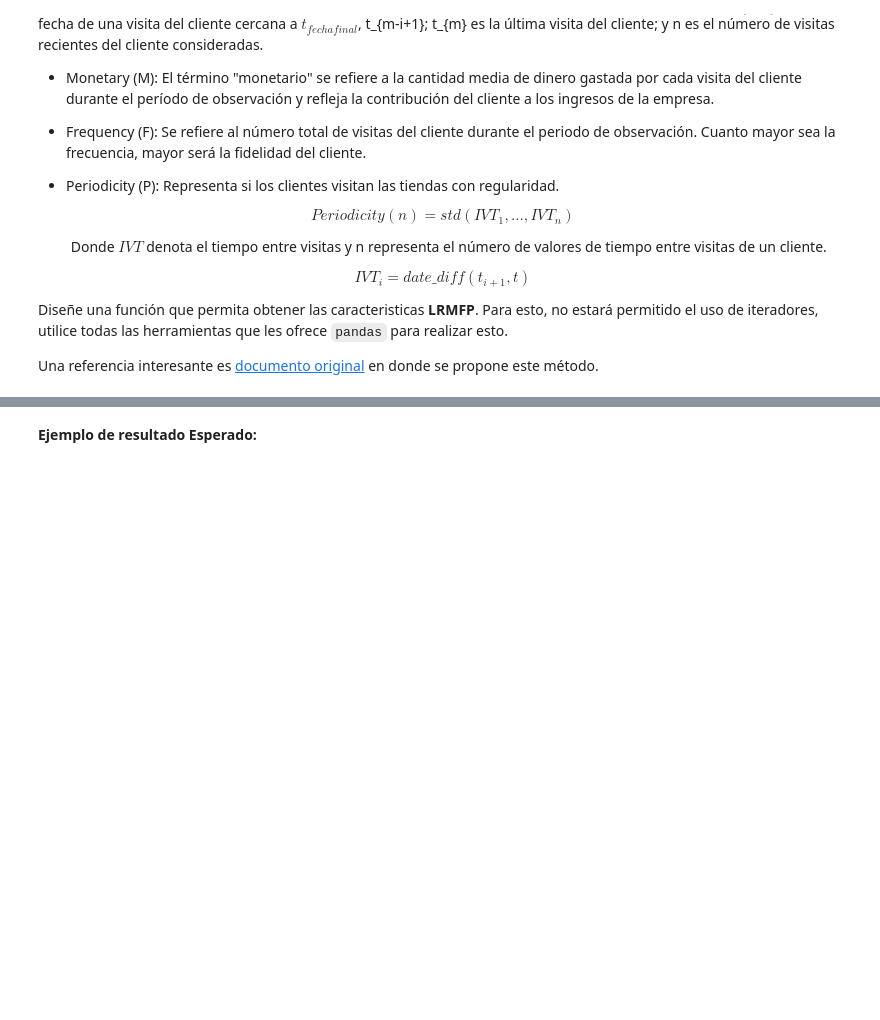
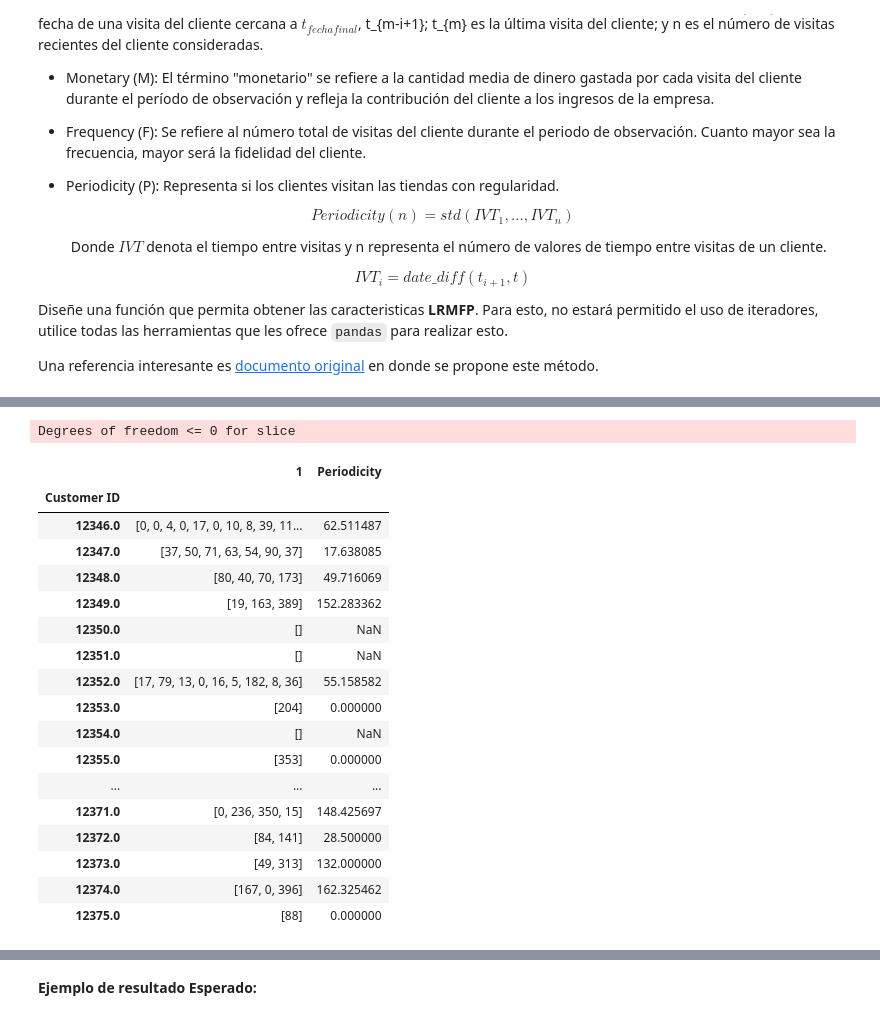
Before and after one commit to mzambrano1/Lab-programacion-cientifica, a Jupyter notebook: Tareas/Tarea 1/Tarea_1.ipynb, the cells around one changed output, grey strips where cells are left out. Cells and saved outputs as stored; diff of their text form; code cells hidden in the pictures; blank space fills up the shorter version.

```diff
--- a/Tareas/Tarea 1/Tarea_1.ipynb
+++ b/Tareas/Tarea 1/Tarea_1.ipynb
@@ -427,3 +421,37 @@ df.head()
 | 2 | 489434 | 79323W | WHITE CHERRY LIGHTS | 12 | 2009-12-01 07:45:00 | 6.75 | 13085.0 | United Kingdom | 81.0 | ... |
 | 3 | 489434 | 22041 | RECORD FRAME 7" SINGLE SIZE | 48 | 2009-12-01 07:45:00 | 2.10 | 13085.0 | United Kingdom | 100.8 | ... |
 | 4 | 489434 | 21232 | STRAWBERRY CERAMIC TRINKET BOX | 24 | 2009-12-01 07:45:00 | 1.25 | 13085.0 | United Kingdom | 30.0 | ... |
+# %%
+grouped = df.drop_duplicates(subset='Invoice').groupby('Customer ID')
+max_visit = grouped.count()['Invoice'].max()
+Dates  = pd.DataFrame(grouped['fecha'].nth(list(np.arange(-max_visit,0)))).reset_index()
+Dates_grouped = pd.DataFrame(Dates.groupby('Customer ID')['fecha'])
+Dates_grouped[1] = Dates_grouped[1].apply(lambda x: x.sort_values().values[1:]-x.sort_values().values[:-1])
+Dates_grouped[1] = Dates_grouped[1].apply(lambda x: list(map(lambda y: y.days, x)))
+Dates_grouped['Periodicity'] =  Dates_grouped[1]
+Dates_grouped['Periodicity'] = Dates_grouped['Periodicity'].apply(lambda x: np.std(x))
+Dates_grouped = Dates_grouped.rename({0: 'Customer ID'}, axis= 1)
+Dates_grouped = Dates_grouped.set_index('Customer ID')
+# %% [output]
+Degrees of freedom <= 0 for slice
+# %%
+Dates_grouped.head(30)
+# %% [output]
+|  | 1 | Periodicity |
+| Customer ID |  |  |
+| 12346.0 | [0, 0, 4, 0, 17, 0, 10, 8, 39, 11... | 62.511487 |
+| 12347.0 | [37, 50, 71, 63, 54, 90, 37] | 17.638085 |
+| 12348.0 | [80, 40, 70, 173] | 49.716069 |
+| 12349.0 | [19, 163, 389] | 152.283362 |
+| 12350.0 | [] | NaN |
+| 12351.0 | [] | NaN |
+| 12352.0 | [17, 79, 13, 0, 16, 5, 182, 8, 36] | 55.158582 |
+| 12353.0 | [204] | 0.000000 |
+| 12354.0 | [] | NaN |
+| 12355.0 | [353] | 0.000000 |
+| ... | ... | ... |
+| 12371.0 | [0, 236, 350, 15] | 148.425697 |
+| 12372.0 | [84, 141] | 28.500000 |
+| 12373.0 | [49, 313] | 132.000000 |
+| 12374.0 | [167, 0, 396] | 162.325462 |
+| 12375.0 | [88] | 0.000000 |
```
Also changed, not shown: parts of 9 cells of this notebook.
